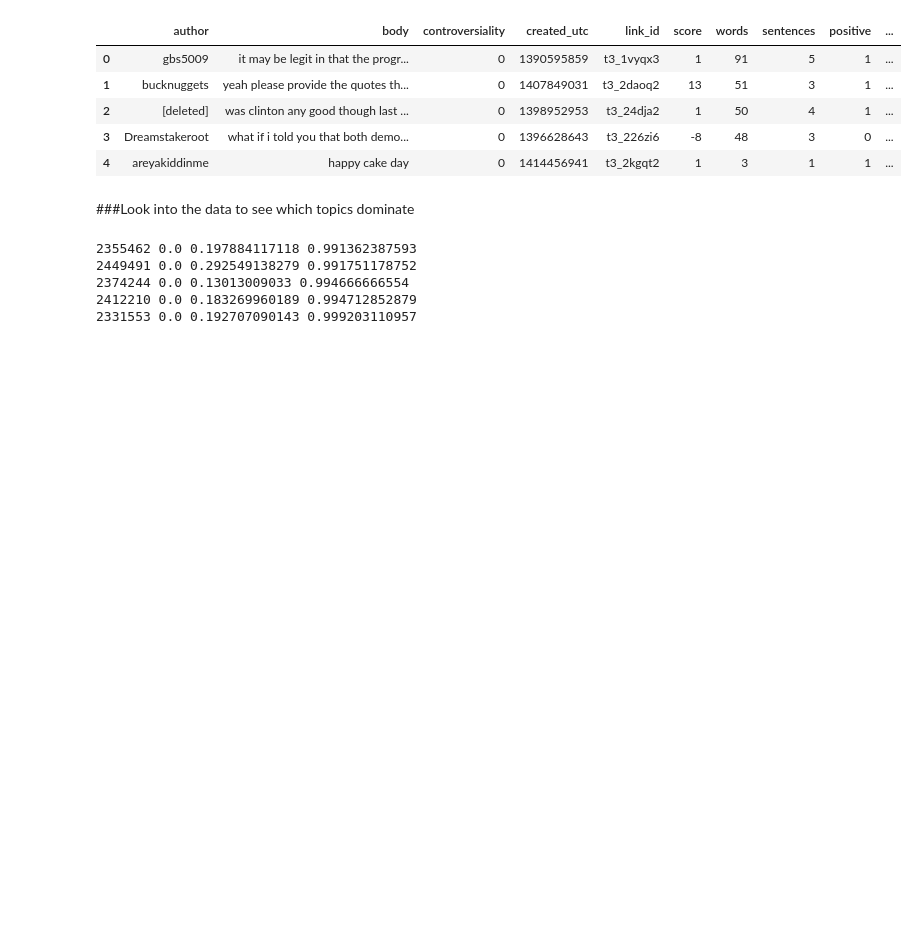
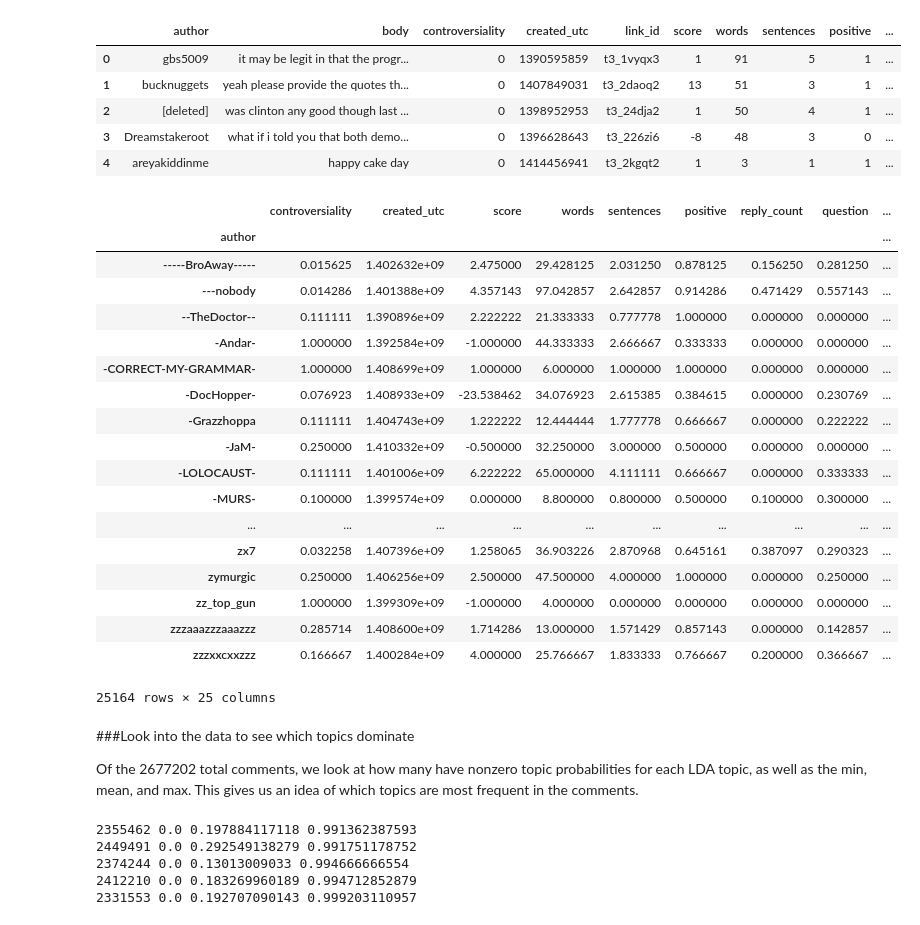
Before and after one commit to iannolan/N4N-cs109project, a Jupyter notebook: political comments 2014 part2.ipynb, the cells around one changed output. Drawn from its saved outputs; the diff is of its cells as text; code cells hidden in the pictures; blank space fills up the shorter version.

```diff
--- a/political comments 2014 part2.ipynb
+++ b/political comments 2014 part2.ipynb
@@ -487,8 +487,36 @@ df.head()
 | 2 | [deleted] | was clinton any good though last ... | 0 | 1398952953 | t3_24dja2 | 1 | 50 | 4 | 1 | ... |
 | 3 | Dreamstakeroot | what if i told you that both demo... | 0 | 1396628643 | t3_226zi6 | -8 | 48 | 3 | 0 | ... |
 | 4 | areyakiddinme | happy cake day | 0 | 1414456941 | t3_2kgqt2 | 1 | 3 | 1 | 1 | ... |
-# %% [markdown]
-###Look into the data to see which topics dominate
+# %%
+grouped = df.groupby('author')
+# %%
+df_mean = grouped.mean()
+# %%
+df_mean[df_mean['controversiality']>0]
+# %% [output]
+|  | controversiality | created_utc | score | words | sentences | positive | reply_count | question | ... |
+| author |  |  |  |  |  |  |  |  | ... |
+| -----BroAway----- | 0.015625 | 1.402632e+09 | 2.475000 | 29.428125 | 2.031250 | 0.878125 | 0.156250 | 0.281250 | ... |
+| ---nobody | 0.014286 | 1.401388e+09 | 4.357143 | 97.042857 | 2.642857 | 0.914286 | 0.471429 | 0.557143 | ... |
+| --TheDoctor-- | 0.111111 | 1.390896e+09 | 2.222222 | 21.333333 | 0.777778 | 1.000000 | 0.000000 | 0.000000 | ... |
+| -Andar- | 1.000000 | 1.392584e+09 | -1.000000 | 44.333333 | 2.666667 | 0.333333 | 0.000000 | 0.000000 | ... |
+| -CORRECT-MY-GRAMMAR- | 1.000000 | 1.408699e+09 | 1.000000 | 6.000000 | 1.000000 | 1.000000 | 0.000000 | 0.000000 | ... |
+| -DocHopper- | 0.076923 | 1.408933e+09 | -23.538462 | 34.076923 | 2.615385 | 0.384615 | 0.000000 | 0.230769 | ... |
+| -Grazzhoppa | 0.111111 | 1.404743e+09 | 1.222222 | 12.444444 | 1.777778 | 0.666667 | 0.000000 | 0.222222 | ... |
+| -JaM- | 0.250000 | 1.410332e+09 | -0.500000 | 32.250000 | 3.000000 | 0.500000 | 0.000000 | 0.000000 | ... |
+| -LOLOCAUST- | 0.111111 | 1.401006e+09 | 6.222222 | 65.000000 | 4.111111 | 0.666667 | 0.000000 | 0.333333 | ... |
+| -MURS- | 0.100000 | 1.399574e+09 | 0.000000 | 8.800000 | 0.800000 | 0.500000 | 0.100000 | 0.300000 | ... |
+| ... | ... | ... | ... | ... | ... | ... | ... | ... | ... |
+| zx7 | 0.032258 | 1.407396e+09 | 1.258065 | 36.903226 | 2.870968 | 0.645161 | 0.387097 | 0.290323 | ... |
+| zymurgic | 0.250000 | 1.406256e+09 | 2.500000 | 47.500000 | 4.000000 | 1.000000 | 0.000000 | 0.250000 | ... |
+| zz_top_gun | 1.000000 | 1.399309e+09 | -1.000000 | 4.000000 | 0.000000 | 0.000000 | 0.000000 | 0.000000 | ... |
+| zzzaaazzzaaazzz | 0.285714 | 1.408600e+09 | 1.714286 | 13.000000 | 1.571429 | 0.857143 | 0.000000 | 0.142857 | ... |
+| zzzxxcxxzzz | 0.166667 | 1.400284e+09 | 4.000000 | 25.766667 | 1.833333 | 0.766667 | 0.200000 | 0.366667 | ... |
+25164 rows × 25 columns
+# %% [markdown]
+###Look into the data to see which topics dominate
+
+Of the 2677202 total comments, we look at how many have nonzero topic probabilities for each LDA topic, as well as the min, mean, and max. This gives us an idea of which topics are most frequent in the comments.
 # %%
 lda5_cols = ['lda5_0', 'lda5_1', 'lda5_2', 'lda5_3', 'lda5_4']
 # %%
```
Also changed, not shown: parts of 4 cells of this notebook.
